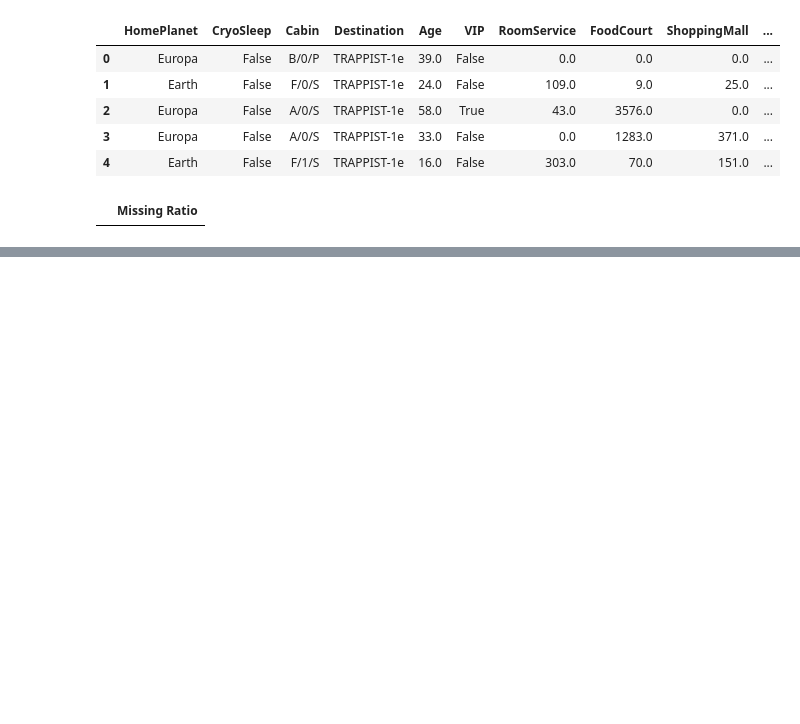
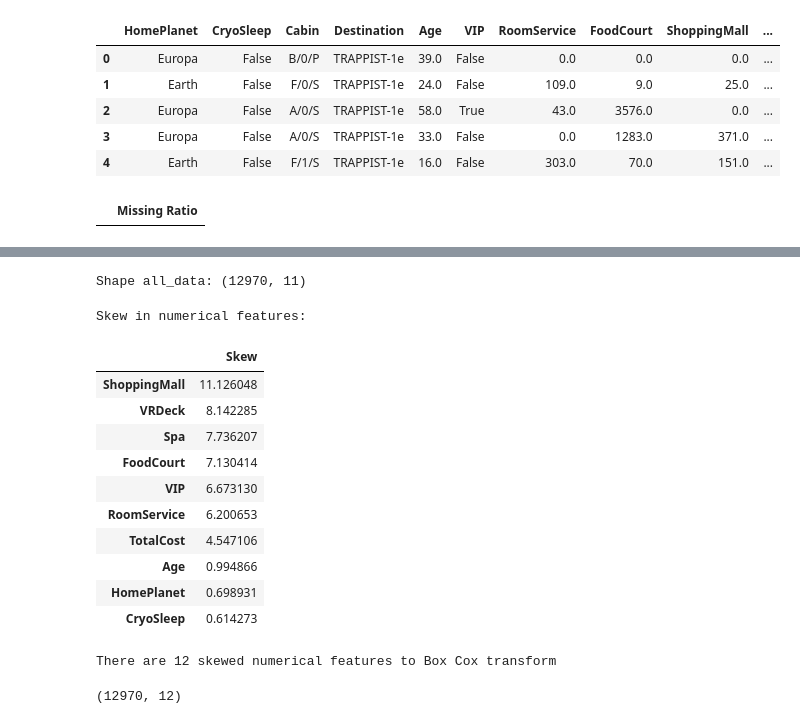
Before and after one commit to zxcvbbvvf/Kaggle-Competitions, a Jupyter notebook: Spaceship Titanic/Space Titanic.ipynb, the cells around one changed output, grey strips where cells are left out. Drawn from its saved outputs; the diff is of its cells as text; code cells hidden in the pictures; blank space fills up the shorter version.

```diff
--- a/Spaceship Titanic/Space Titanic.ipynb
+++ b/Spaceship Titanic/Space Titanic.ipynb
@@ -154,0 +171,60 @@ missing_data.head()
+# %%
+# transform numerical columns that should be categorical
+all_data['Age'] = all_data['Age'].astype(str)
+# %%
+# encode the categorical data
+from sklearn.preprocessing import LabelEncoder
+cols = ('HomePlanet', 'Cabin', 'Destination', 'Age')
+
+for c in cols:
+    lbl = LabelEncoder()
+    lbl.fit(list(all_data[c].values))
+    all_data[c] = lbl.transform(list(all_data[c].values))
+
+# shape
+print('Shape all_data: {}'.format(all_data.shape))
+# %% [output]
+Shape all_data: (12970, 11)
+# %%
+# add TotalCost column
+all_data['TotalCost'] = all_data['ShoppingMall'] + all_data['FoodCourt'] + all_data['Spa'] + all_data['RoomService'] + all_data['VRDeck']
+# %%
+# skewness
+numeric_feats = all_data.dtypes[all_data.dtypes != "object"].index
+
+# Check the skew of all numerical features
+skewed_feats = all_data[numeric_feats].apply(lambda x: skew(x.dropna())).sort_values(ascending=False)
+print("\nSkew in numerical features: \n")
+skewness = pd.DataFrame({'Skew' :skewed_feats})
+skewness.head(10)
+# %% [output]
+Skew in numerical features:
+|  | Skew |
+| ShoppingMall | 11.126048 |
+| VRDeck | 8.142285 |
+| Spa | 7.736207 |
+| FoodCourt | 7.130414 |
+| VIP | 6.673130 |
+| RoomService | 6.200653 |
+| TotalCost | 4.547106 |
+| Age | 0.994866 |
+| HomePlanet | 0.698931 |
+| CryoSleep | 0.614273 |
+# %%
+# Box Cox Transformation of (highly) skewed features
+skewness = skewness[abs(skewness) > 0.75]
+print("There are {} skewed numerical features to Box Cox transform".format(skewness.shape[0]))
+
+from scipy.special import boxcox1p
+skewed_features = skewness.index
+lam = 0.15
+for feat in skewed_features:
+    all_data[feat] = boxcox1p(all_data[feat], lam)
+# %% [output]
+There are 12 skewed numerical features to Box Cox transform
+# %%
+# get dummies
+all_data = pd.get_dummies(all_data)
+print(all_data.shape)
+# %% [output]
+(12970, 12)
```
Also changed, not shown: parts of 2 cells of this notebook.
